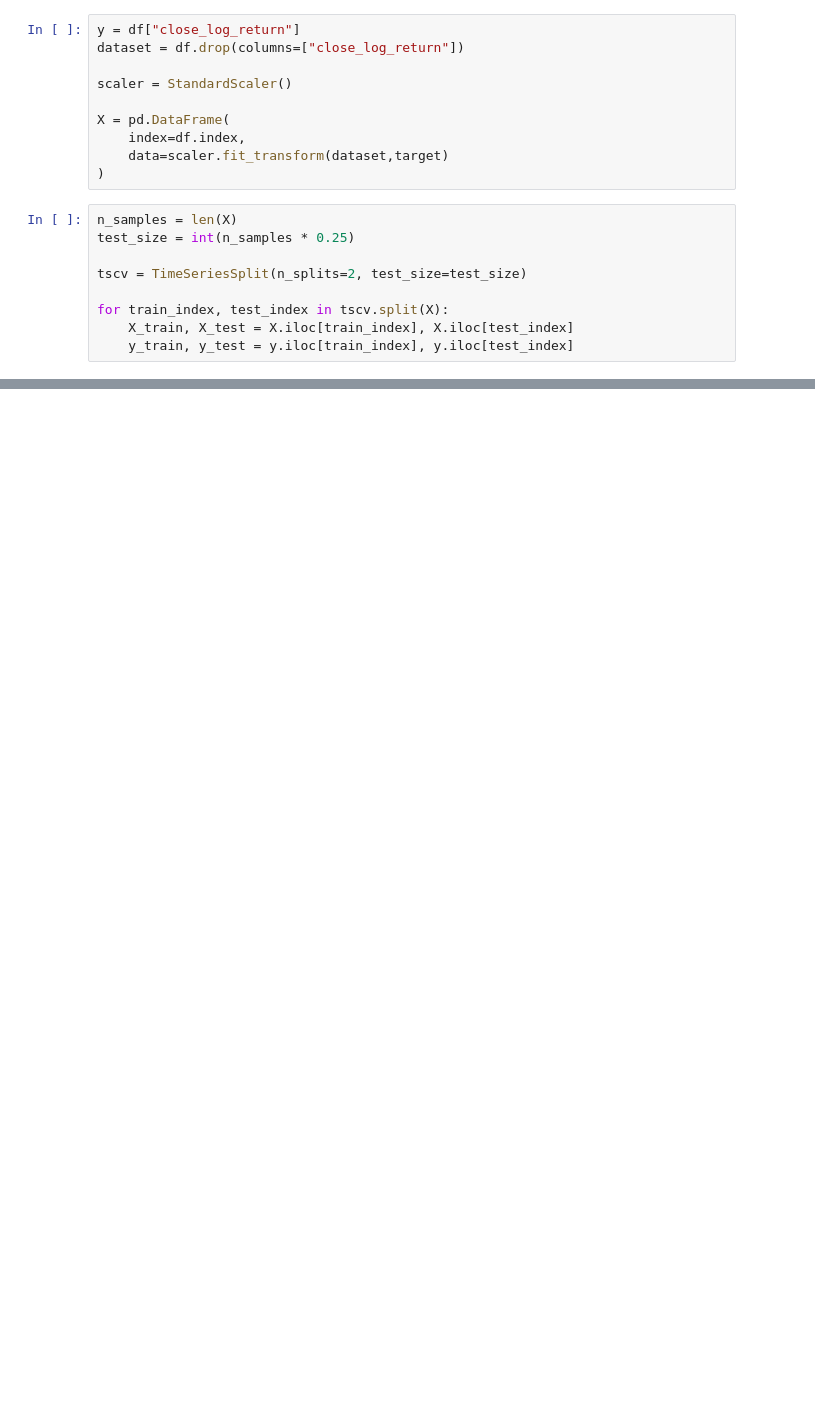
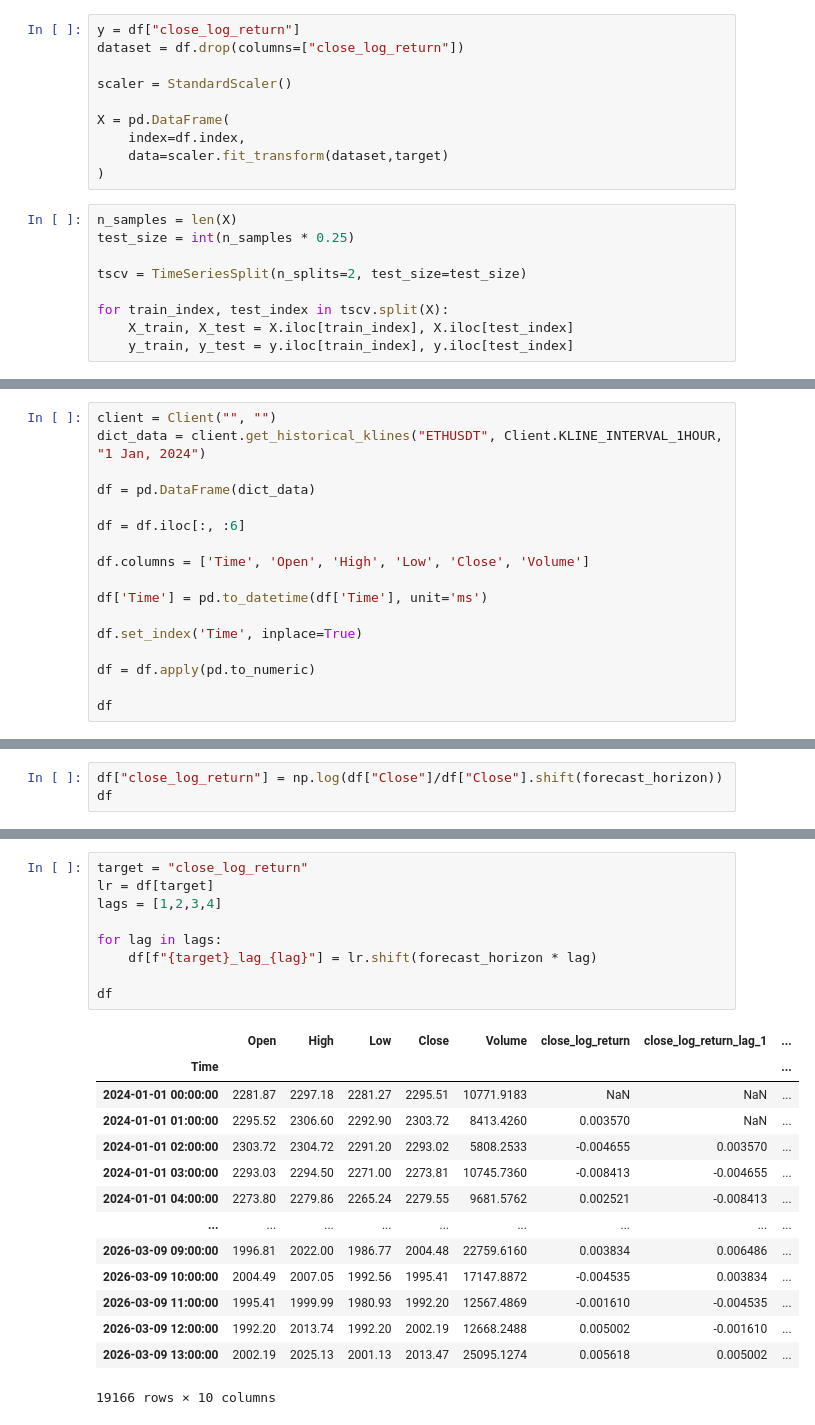
Before and after one commit to Henix212/Quant-Strat, a Jupyter notebook: Machine_Learning/XGboost.ipynb, the cells around one changed output, grey strips where cells are left out. Saved outputs shown, nothing was run; the diff lists cells and outputs as text; blank space fills up the shorter version.

```diff
--- a/Machine_Learning/XGboost.ipynb
+++ b/Machine_Learning/XGboost.ipynb
@@ -298,0 +350,17 @@ plt.show()
+# %%
+client = Client("", "")
+dict_data = client.get_historical_klines("ETHUSDT", Client.KLINE_INTERVAL_1HOUR, "1 Jan, 2024")
+
+df = pd.DataFrame(dict_data)
+
+df = df.iloc[:, :6]
+
+df.columns = ['Time', 'Open', 'High', 'Low', 'Close', 'Volume']
+
+df['Time'] = pd.to_datetime(df['Time'], unit='ms')
+
+df.set_index('Time', inplace=True)
+
+df = df.apply(pd.to_numeric)
+
+df
@@ -298,0 +382,3 @@ plt.show()
+# %%
+df["close_log_return"] = np.log(df["Close"]/df["Close"].shift(forecast_horizon))
+df
@@ -298,0 +400,24 @@ plt.show()
+# %%
+target = "close_log_return"
+lr = df[target]
+lags = [1,2,3,4]
+
+for lag in lags:
+    df[f"{target}_lag_{lag}"] = lr.shift(forecast_horizon * lag)
+
+df
+# %% [output]
+|  | Open | High | Low | Close | Volume | close_log_return | close_log_return_lag_1 | ... |
+| Time |  |  |  |  |  |  |  | ... |
+| 2024-01-01 00:00:00 | 2281.87 | 2297.18 | 2281.27 | 2295.51 | 10771.9183 | NaN | NaN | ... |
+| 2024-01-01 01:00:00 | 2295.52 | 2306.60 | 2292.90 | 2303.72 | 8413.4260 | 0.003570 | NaN | ... |
+| 2024-01-01 02:00:00 | 2303.72 | 2304.72 | 2291.20 | 2293.02 | 5808.2533 | -0.004655 | 0.003570 | ... |
+| 2024-01-01 03:00:00 | 2293.03 | 2294.50 | 2271.00 | 2273.81 | 10745.7360 | -0.008413 | -0.004655 | ... |
+| 2024-01-01 04:00:00 | 2273.80 | 2279.86 | 2265.24 | 2279.55 | 9681.5762 | 0.002521 | -0.008413 | ... |
+| ... | ... | ... | ... | ... | ... | ... | ... | ... |
+| 2026-03-09 09:00:00 | 1996.81 | 2022.00 | 1986.77 | 2004.48 | 22759.6160 | 0.003834 | 0.006486 | ... |
+| 2026-03-09 10:00:00 | 2004.49 | 2007.05 | 1992.56 | 1995.41 | 17147.8872 | -0.004535 | 0.003834 | ... |
+| 2026-03-09 11:00:00 | 1995.41 | 1999.99 | 1980.93 | 1992.20 | 12567.4869 | -0.001610 | -0.004535 | ... |
+| 2026-03-09 12:00:00 | 1992.20 | 2013.74 | 1992.20 | 2002.19 | 12668.2488 | 0.005002 | -0.001610 | ... |
+| 2026-03-09 13:00:00 | 2002.19 | 2025.13 | 2001.13 | 2013.47 | 25095.1274 | 0.005618 | 0.005002 | ... |
+19166 rows × 10 columns
```
Also changed, not shown: parts of 32 cells of this notebook.
